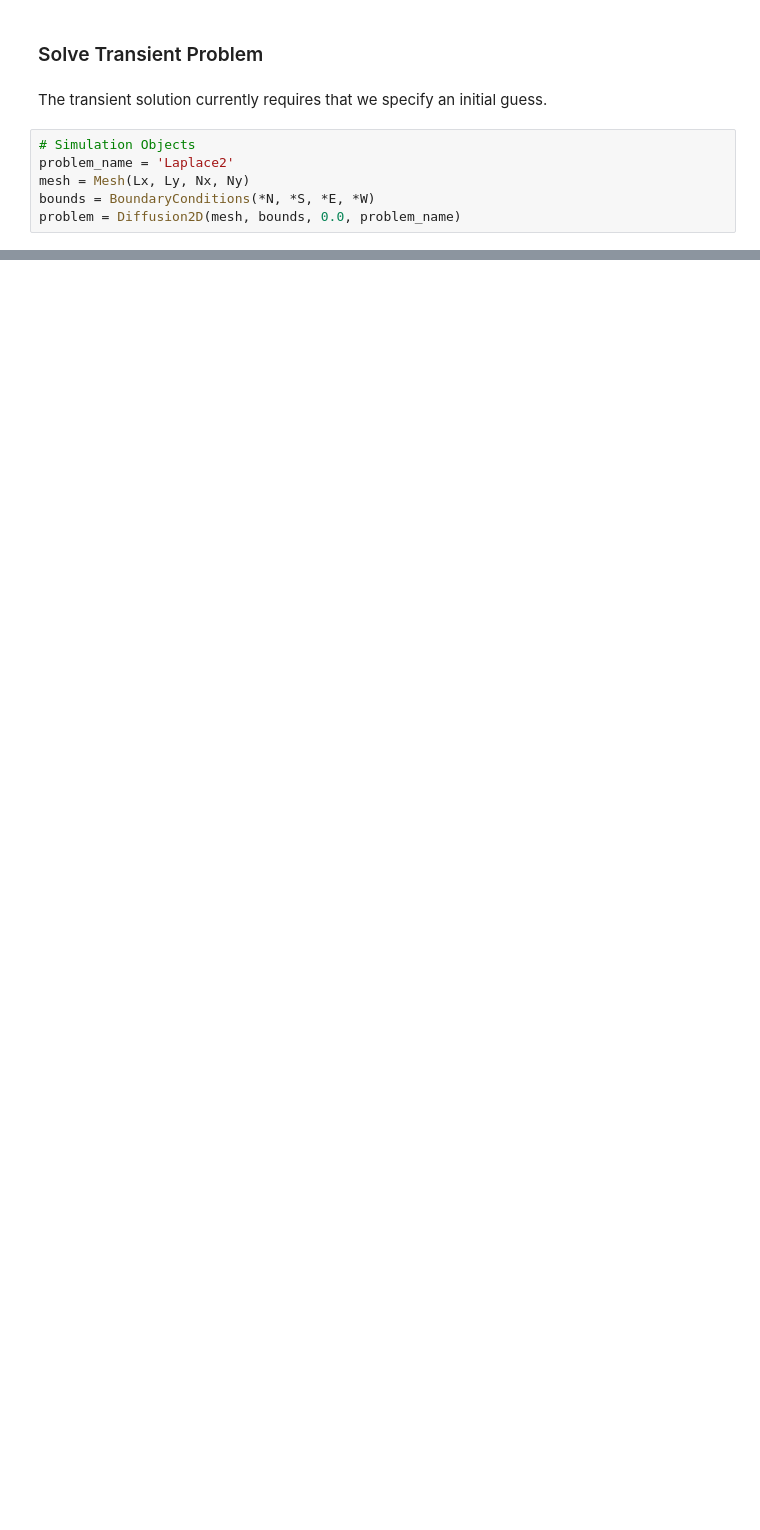
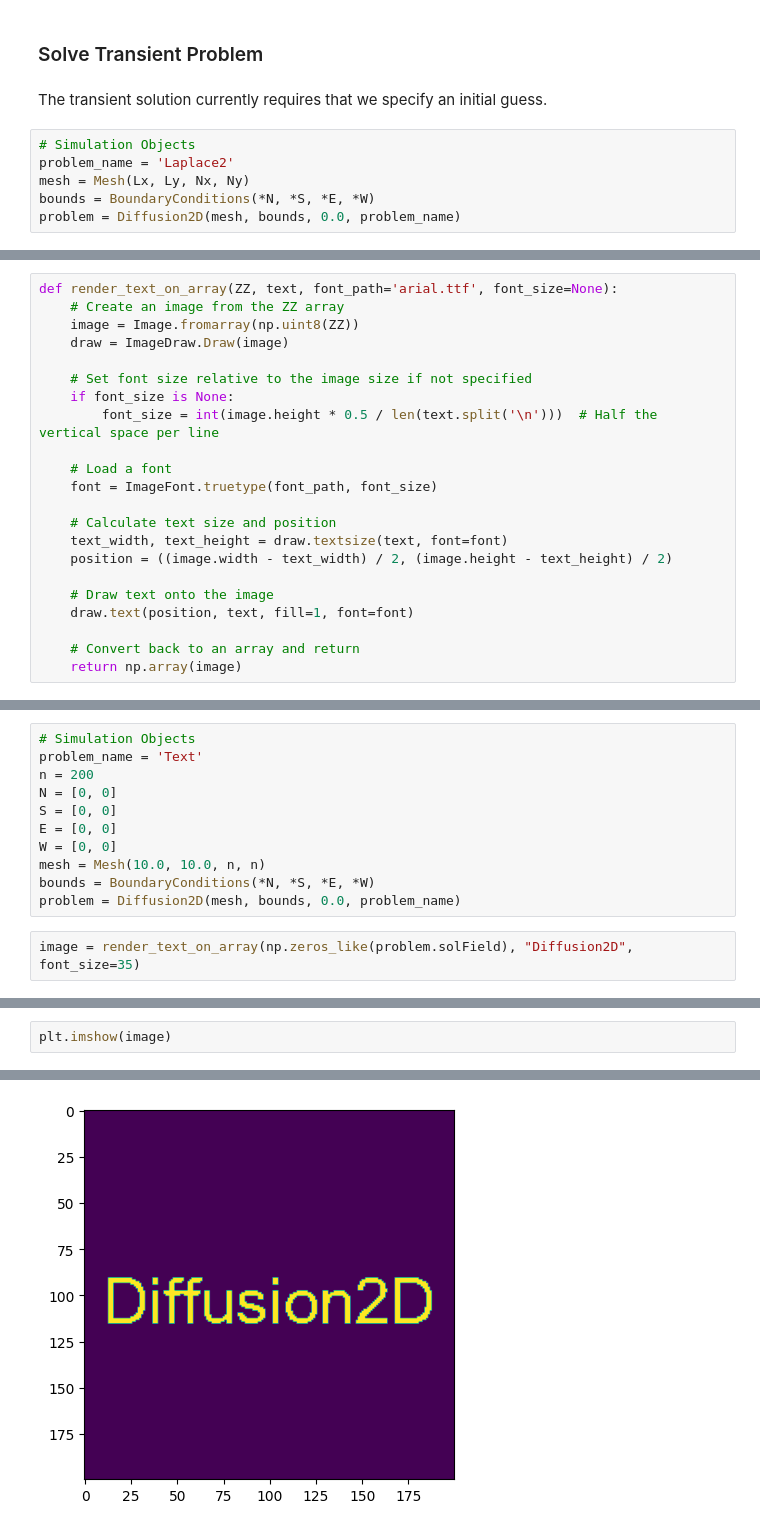
Before and after one commit to ddm-j/Diffusion2D, a Jupyter notebook: py/Diffusion2D.ipynb, the cells around one changed output, grey strips where cells are left out. Drawn from its saved outputs; the diff is of its cells as text; blank space fills up the shorter version.

```diff
--- a/py/Diffusion2D.ipynb
+++ b/py/Diffusion2D.ipynb
@@ -81,0 +90,22 @@ array([[0. , 1. , 1. , ..., 1. , 1. , 1. ],
+# %%
+def render_text_on_array(ZZ, text, font_path='arial.ttf', font_size=None):
+    # Create an image from the ZZ array
+    image = Image.fromarray(np.uint8(ZZ))
+    draw = ImageDraw.Draw(image)
+
+    # Set font size relative to the image size if not specified
+    if font_size is None:
+        font_size = int(image.height * 0.5 / len(text.split('\n')))  # Half the vertical space per line
+
+    # Load a font
+    font = ImageFont.truetype(font_path, font_size)
+
+    # Calculate text size and position
+    text_width, text_height = draw.textsize(text, font=font)
+    position = ((image.width - text_width) / 2, (image.height - text_height) / 2)
+
+    # Draw text onto the image
+    draw.text(position, text, fill=1, font=font)
+
+    # Convert back to an array and return
+    return np.array(image)
@@ -81,0 +114,13 @@ array([[0. , 1. , 1. , ..., 1. , 1. , 1. ],
+# %%
+# Simulation Objects
+problem_name = 'Text'
+n = 200
+N = [0, 0]
+S = [0, 0]
+E = [0, 0]
+W = [0, 0]
+mesh = Mesh(10.0, 10.0, n, n)
+bounds = BoundaryConditions(*N, *S, *E, *W)
+problem = Diffusion2D(mesh, bounds, 0.0, problem_name)
+# %%
+image = render_text_on_array(np.zeros_like(problem.solField), "Diffusion2D", font_size=35)
@@ -81,0 +129,3 @@ array([[0. , 1. , 1. , ..., 1. , 1. , 1. ],
+# %%
+plt.imshow(image)
+# %% [output]
@@ -81,0 +133 @@ array([[0. , 1. , 1. , ..., 1. , 1. , 1. ],
+[figure, added]
```
Also changed, not shown: parts of 11 cells of this notebook, 11 other files.
